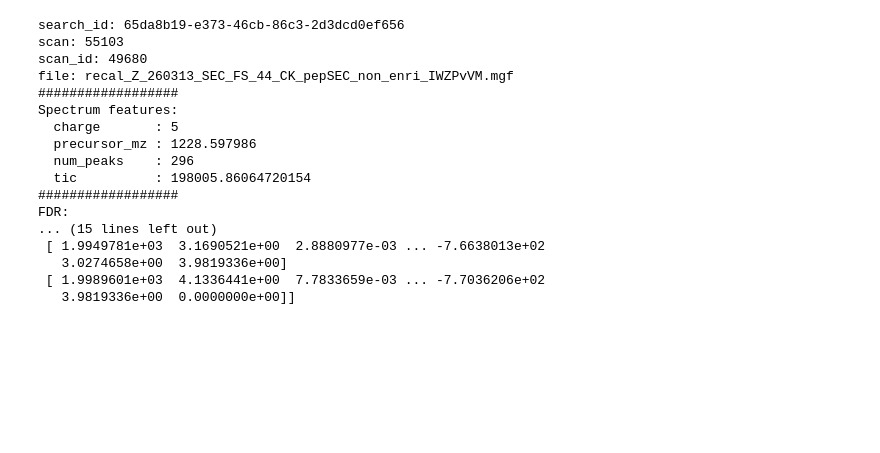
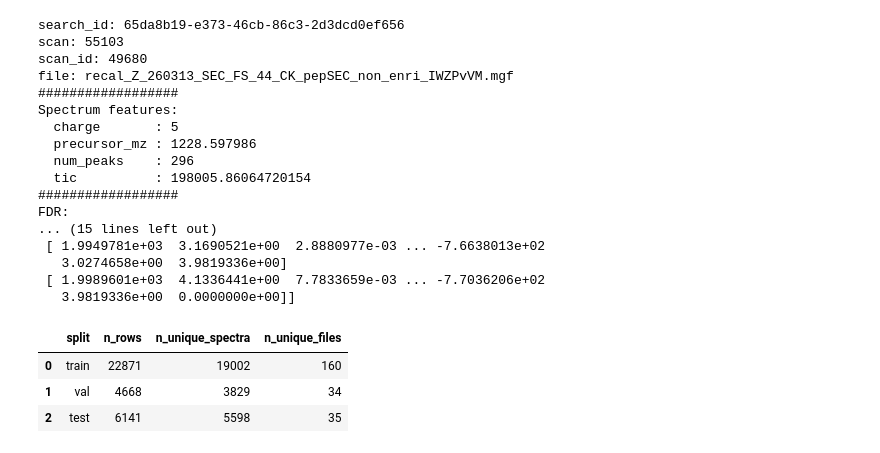
Before and after one commit to lutfia95/denoising, a Jupyter notebook: notebooks/data_check.ipynb, the cells around one changed output. Drawn from its saved outputs; the diff is of its cells as text; code cells hidden in the pictures; blank space fills up the shorter version.

```diff
--- a/notebooks/data_check.ipynb
+++ b/notebooks/data_check.ipynb
@@ -224,0 +220,32 @@ FDR:
+# %%
+## Training testing split by PeakListFileName
+# The dataset is split at the **file level** using `PeakListFileName` as the grouping key.
+# 1. Collect all unique values of `PeakListFileName`.
+# 2. Shuffle the unique file names using a fixed random seed.
+# 3. Assign the shuffled files to:
+#    - train
+#    - val
+#    - test
+#    according to the configured fractions:
+#    - train_fraction
+#    - val_fraction
+#    - test_fraction
+# 4. Assign every spectrum to the split of its corresponding `PeakListFileName`.
+
+# Spectra from the same file are not independent.
+# They may share:
+# - instrument conditions
+# - sample composition
+# - acquisition-specific patterns
+
+# So splitting by file helps prevent data leakage between training, validation, and test sets.
+
+splitter = GroupedSpectrumSplitter(APP_CONFIG.split)
+split_result = splitter.split(processed_spectra)
+
+split_result.summary_df
+# %% [output]
+|  | split | n_rows | n_unique_spectra | n_unique_files |
+| 0 | train | 22871 | 19002 | 160 |
+| 1 | val | 4668 | 3829 | 34 |
+| 2 | test | 6141 | 5598 | 35 |
```
Also changed, not shown: parts of 9 cells of this notebook, 3 other files.
